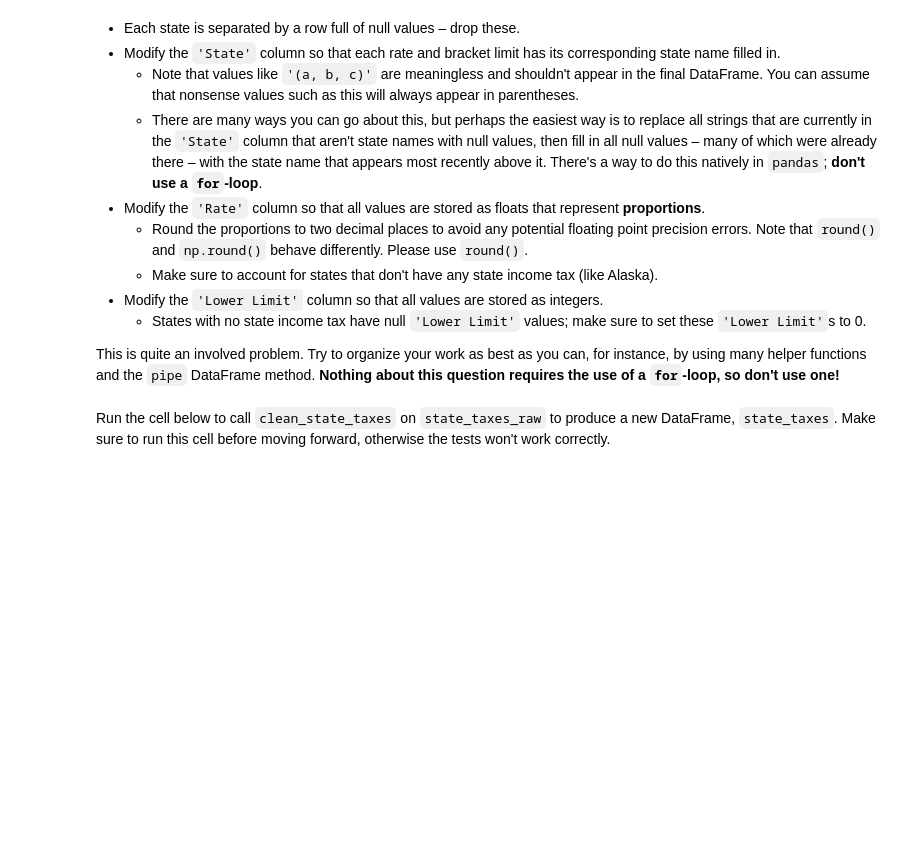
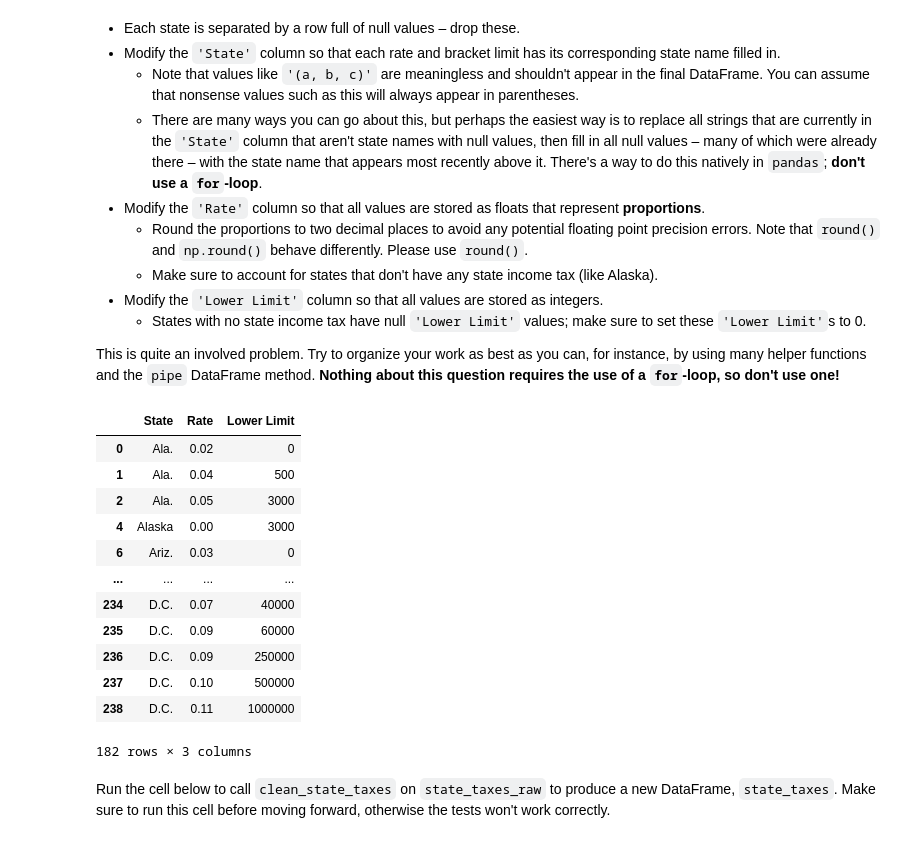
Before and after one commit to ri2658/dsc80-2026-fa, a Jupyter notebook: projects/proj02/project.ipynb, the cells around one changed output. Saved outputs shown, nothing was run; the diff lists cells and outputs as text; code cells hidden in the pictures; blank space fills up the shorter version.

```diff
--- a/projects/proj02/project.ipynb
+++ b/projects/proj02/project.ipynb
@@ -909,3 +923,27 @@ This is quite an involved problem. Try to organize your work as best as you can,
+# %%
+state_taxes_raw = pd.read_csv(state_taxes_raw_path)
+state_taxes_raw = state_taxes_raw.dropna(how='all')
+
+mask = state_taxes_raw['State'].str.contains('\(').fillna(False)
+state_taxes_raw.loc[mask, 'State'] = np.nan
+state_taxes_raw = state_taxes_raw.ffill()
+state_taxes_raw['Rate'] = state_taxes_raw['Rate'].apply(lambda x : 0.00 if x == 'none' else round(float(x.strip('%'))/100, 2))
+state_taxes_raw['Lower Limit'] = state_taxes_raw['Lower Limit'].apply(lambda x : int(x.strip('$').replace(',', '')))
+state_taxes_raw
+# %% [output]
+|  | State | Rate | Lower Limit |
+| 0 | Ala. | 0.02 | 0 |
+| 1 | Ala. | 0.04 | 500 |
+| 2 | Ala. | 0.05 | 3000 |
+| 4 | Alaska | 0.00 | 3000 |
+| 6 | Ariz. | 0.03 | 0 |
+| ... | ... | ... | ... |
+| 234 | D.C. | 0.07 | 40000 |
+| 235 | D.C. | 0.09 | 60000 |
+| 236 | D.C. | 0.09 | 250000 |
+| 237 | D.C. | 0.10 | 500000 |
+| 238 | D.C. | 0.11 | 1000000 |
+182 rows × 3 columns
 # %% [markdown]
 Run the cell below to call `clean_state_taxes` on `state_taxes_raw` to produce a new DataFrame, `state_taxes`. Make sure to run this cell before moving forward, otherwise the tests won't work correctly.
 # %%
```
Also changed, not shown: parts of 11 cells of this notebook, 3 other files.
